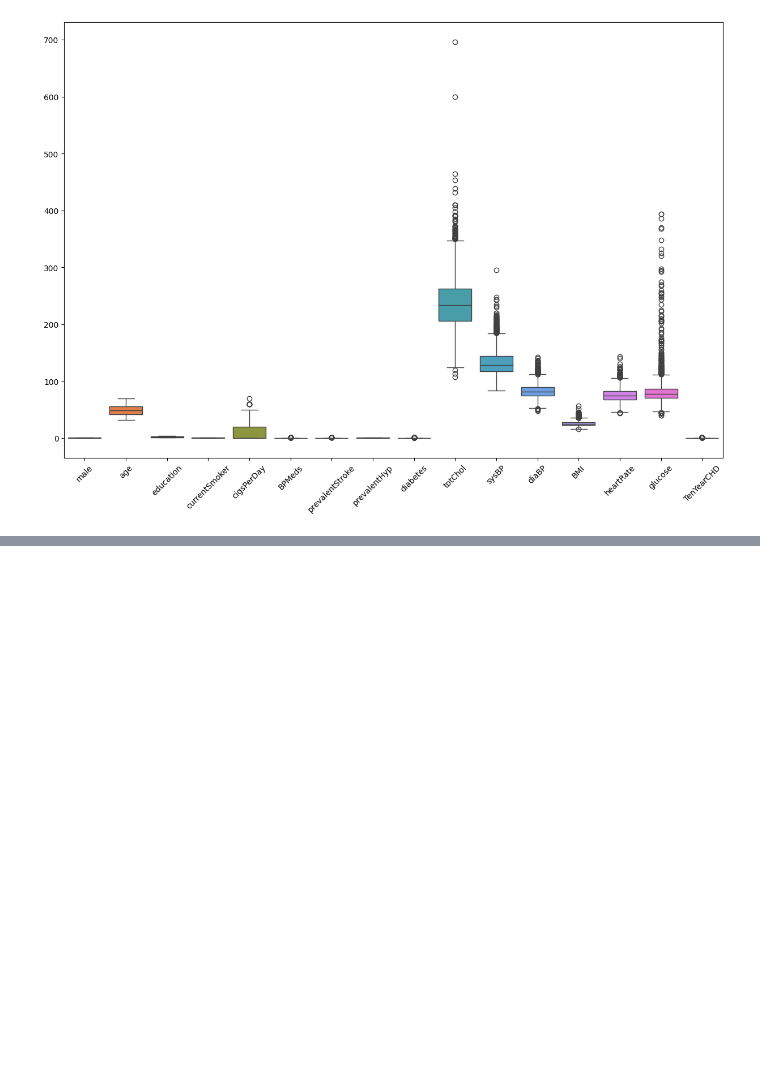
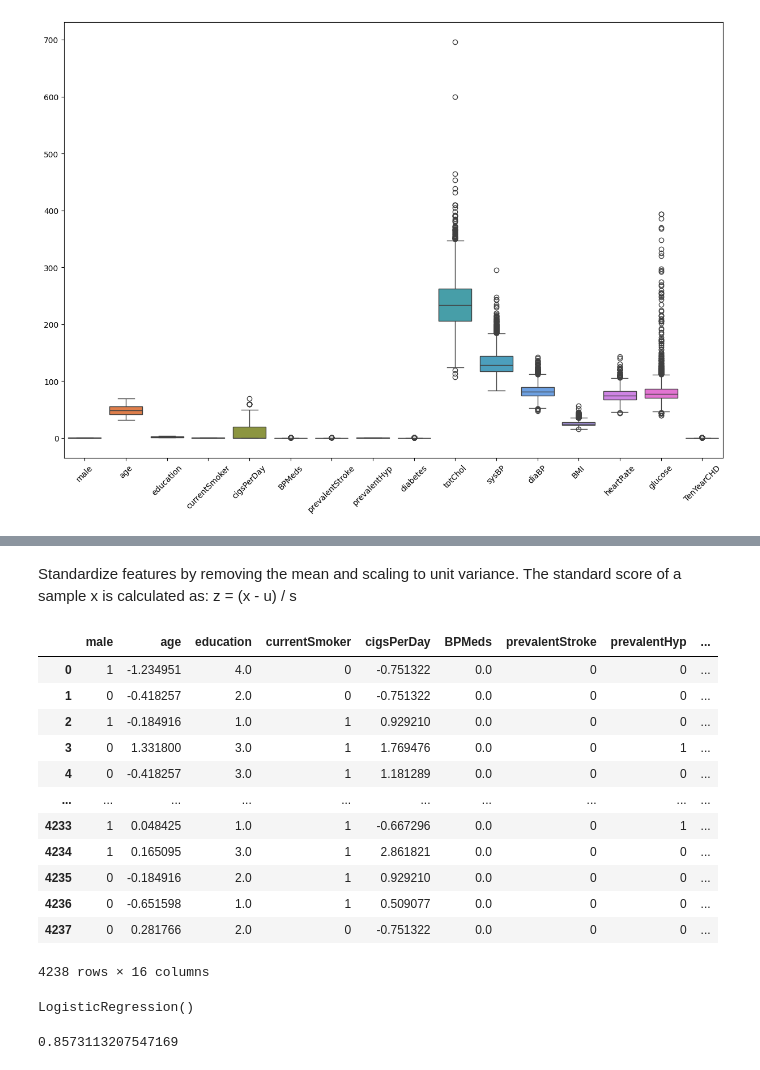
Before and after one commit to medAmineBouali/Logistique-Regression-, a Jupyter notebook: regression modeling.ipynb, the cells around one changed output, grey strips where cells are left out. Saved outputs shown, nothing was run; the diff lists cells and outputs as text; code cells hidden in the pictures; blank space fills up the shorter version.

```diff
--- a/regression modeling.ipynb
+++ b/regression modeling.ipynb
@@ -128,0 +169,26 @@ data[cols_median]= imputer_median.fit_transform(data[cols_median])
+# %% [markdown]
+Standardize features by removing the mean and scaling to unit variance.
+The standard score of a sample x is calculated as:
+z = (x - u) / s
+# %%
+scaler = StandardScaler()
+# %%
+cols_to_scale = ['age', 'cigsPerDay', 'totChol', 'sysBP', 'diaBP', 'BMI', 'heartRate', 'glucose']
+Standardized_data = data.copy()
+Standardized_data[cols_to_scale] = scaler.fit_transform(data[cols_to_scale])
+# %%
+Standardized_data
+# %% [output]
+|  | male | age | education | currentSmoker | cigsPerDay | BPMeds | prevalentStroke | prevalentHyp | ... |
+| 0 | 1 | -1.234951 | 4.0 | 0 | -0.751322 | 0.0 | 0 | 0 | ... |
+| 1 | 0 | -0.418257 | 2.0 | 0 | -0.751322 | 0.0 | 0 | 0 | ... |
+| 2 | 1 | -0.184916 | 1.0 | 1 | 0.929210 | 0.0 | 0 | 0 | ... |
+| 3 | 0 | 1.331800 | 3.0 | 1 | 1.769476 | 0.0 | 0 | 1 | ... |
+| 4 | 0 | -0.418257 | 3.0 | 1 | 1.181289 | 0.0 | 0 | 0 | ... |
+| ... | ... | ... | ... | ... | ... | ... | ... | ... | ... |
+| 4233 | 1 | 0.048425 | 1.0 | 1 | -0.667296 | 0.0 | 0 | 1 | ... |
+| 4234 | 1 | 0.165095 | 3.0 | 1 | 2.861821 | 0.0 | 0 | 0 | ... |
+| 4235 | 0 | -0.184916 | 2.0 | 1 | 0.929210 | 0.0 | 0 | 0 | ... |
+| 4236 | 0 | -0.651598 | 1.0 | 1 | 0.509077 | 0.0 | 0 | 0 | ... |
+| 4237 | 0 | 0.281766 | 2.0 | 0 | -0.751322 | 0.0 | 0 | 0 | ... |
+4238 rows × 16 columns
@@ -128,0 +200,5 @@ data[cols_median]= imputer_median.fit_transform(data[cols_median])
+# %%
+log_reg = LogisticRegression()
+log_reg.fit(X_train, y_train)
+# %% [output]
+LogisticRegression()
@@ -128,0 +207,5 @@ data[cols_median]= imputer_median.fit_transform(data[cols_median])
+# %%
+accuracy = accuracy_score(y_test,y_pred)
+accuracy
+# %% [output]
+0.8573113207547169
```
Also changed, not shown: parts of 10 cells of this notebook.
